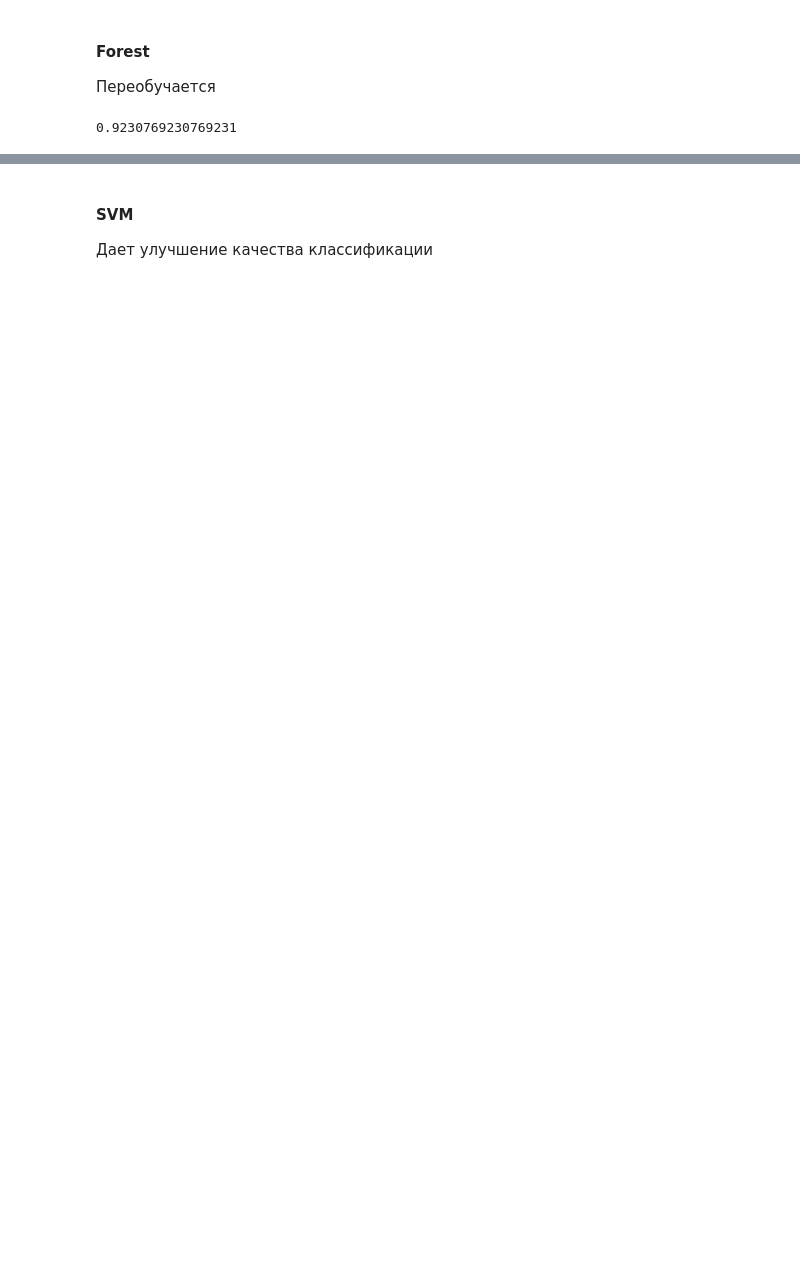
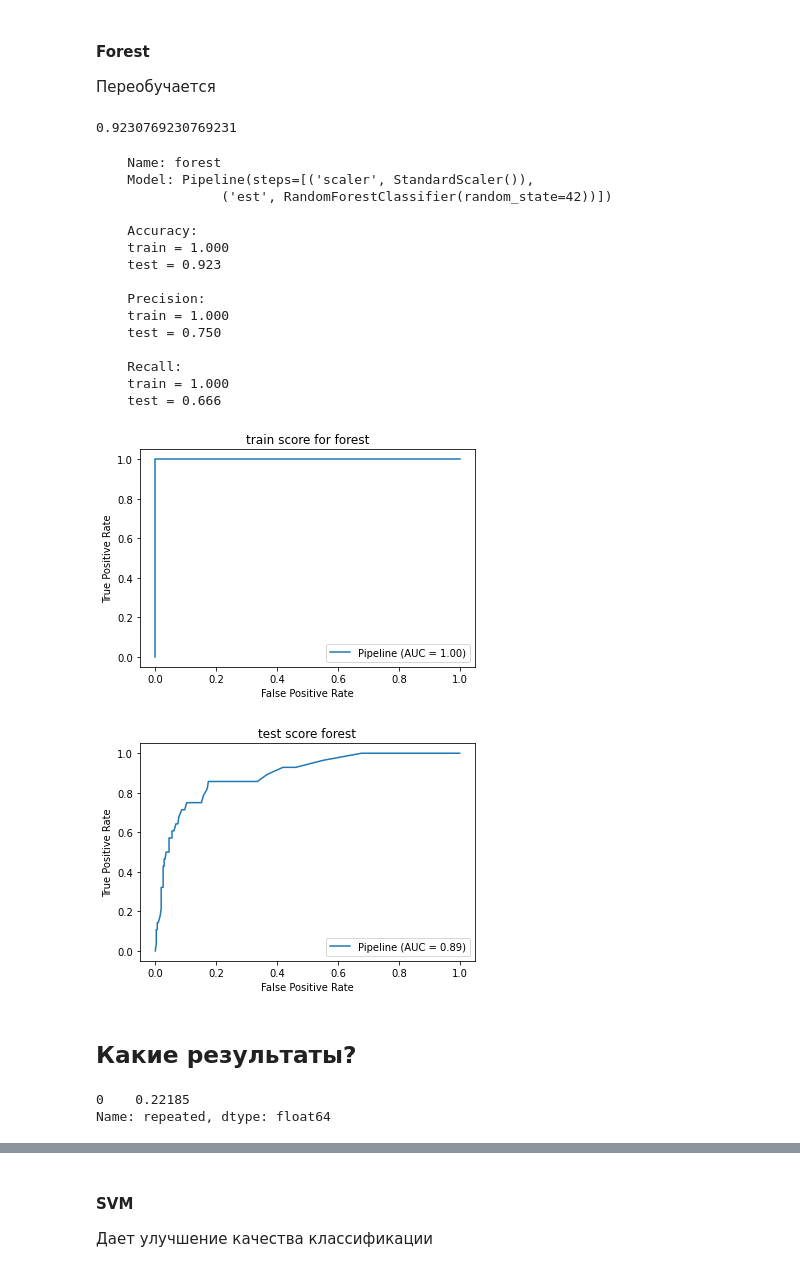
Before and after one commit to CherPasha/RussianFWords, a Jupyter notebook: ML_FW.ipynb, the cells around one changed output, grey strips where cells are left out. Drawn from its saved outputs; the diff is of its cells as text; code cells hidden in the pictures; blank space fills up the shorter version.

Commit message:
w/ repeated, education stats, relevance stat

```diff
--- a/ML_FW.ipynb
+++ b/ML_FW.ipynb
@@ -164,3 +211,25 @@ Forest.fit(X_train, y_train)
 Forest.score(X_test,y_test)
 # %% [output]
 0.9230769230769231
+# %%
+comparison_matrix = comparison_matrix.append(model_quality(Forest, 'forest'))
+# %% [output]
+    Name: forest
+    Model: Pipeline(steps=[('scaler', StandardScaler()),
+                ('est', RandomForestClassifier(random_state=42))])
+
+    Accuracy:
+    train = 1.000
+    test = 0.923
+
+    Precision:
+    train = 1.000
+    test = 0.750
+
+    Recall:
+    train = 1.000
+    test = 0.666
+[figure, added]
+[figure, added]
+# %% [markdown]
+## Какие результаты?
@@ -167,3 +238,8 @@ Forest.score(X_test,y_test)
+# %%
+coefs_logistic['repeated']
+# %% [output]
+0    0.22185
+Name: repeated, dtype: float64
 # %%
 top_features(Logistic['est'].coef_.T, 50, title='top features by Logistic Regression', names=X_train.columns)
 plt.gcf().set_size_inches((15,5))
```
Also changed, not shown: parts of 20 cells of this notebook, 1 other file.
